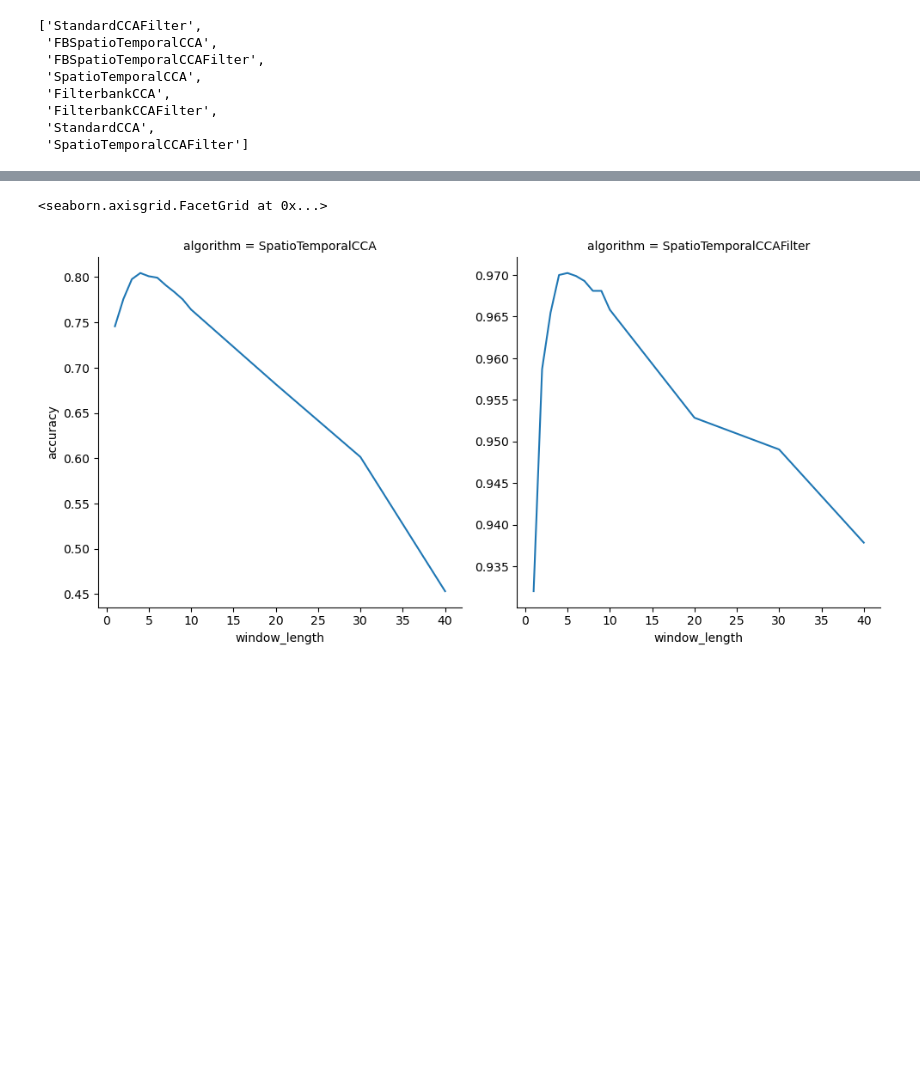
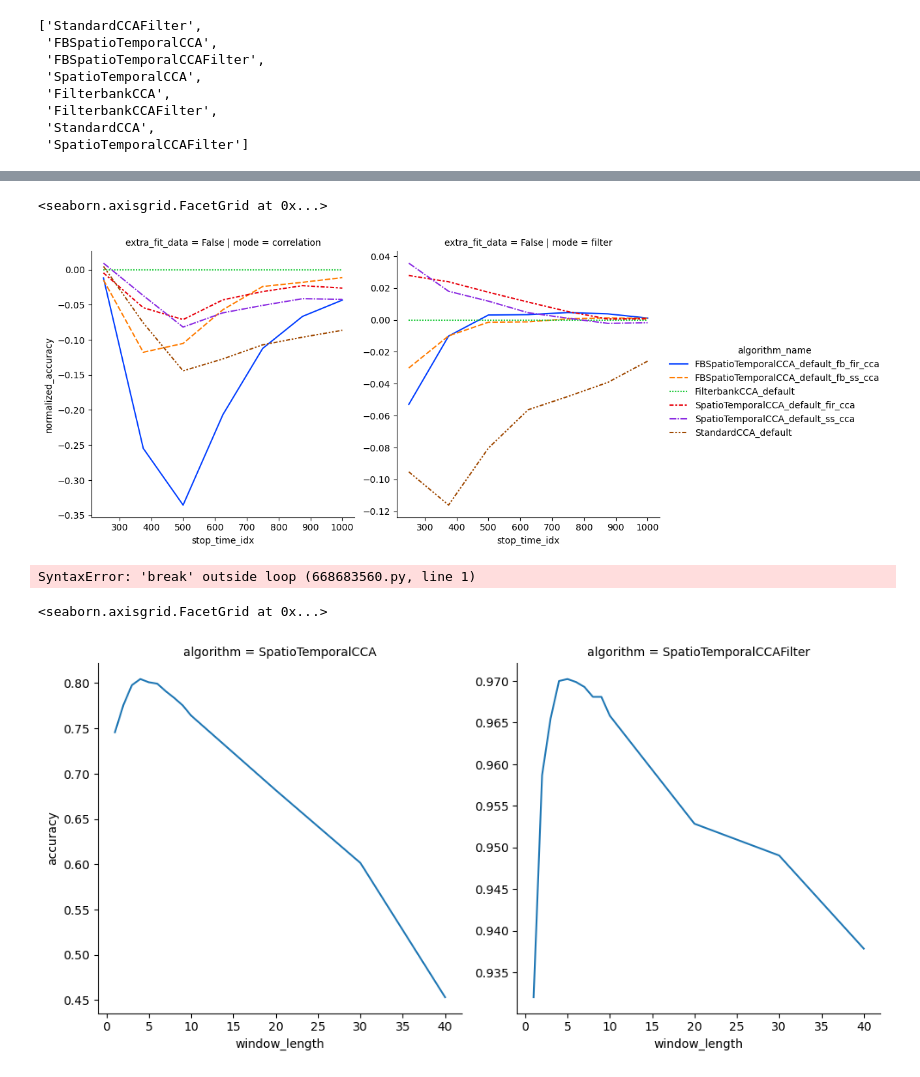
Before and after one commit to cerqueirajc/ssvep-bci-project, a Jupyter notebook: notebooks/display_results_3_overall.ipynb, the cells around one changed output, grey strips where cells are left out. Drawn from its saved outputs; the diff is of its cells as text; code cells hidden in the pictures; blank space fills up the shorter version.

```diff
--- a/notebooks/display_results_3_overall.ipynb
+++ b/notebooks/display_results_3_overall.ipynb
@@ -118,3 +190,23 @@ grouped_results[lambda x: x["count"] == 35]
+# %%
+sns.relplot(
+    data=grouped_results_base[lambda x: x["stop_time_idx"] <= 1000][lambda x: x["extra_fit_data"] == False],
+    x="stop_time_idx",
+    hue="algorithm_name",
+    style="algorithm_name",
+    col="mode",
+    row="extra_fit_data",
+    y="normalized_accuracy",
+    kind="line",
+    facet_kws={"sharey": False},
+    palette="bright"
+)
+# %% [output]
+<seaborn.axisgrid.FacetGrid at 0x...>
+[figure, added]
+# %%
+break
+# %% [output]
+SyntaxError: 'break' outside loop (668683560.py, line 1)
 # %%
 ss_fir_results = (
     experiment_results
```
Also changed, not shown: parts of 20 cells of this notebook, 19 other files.
